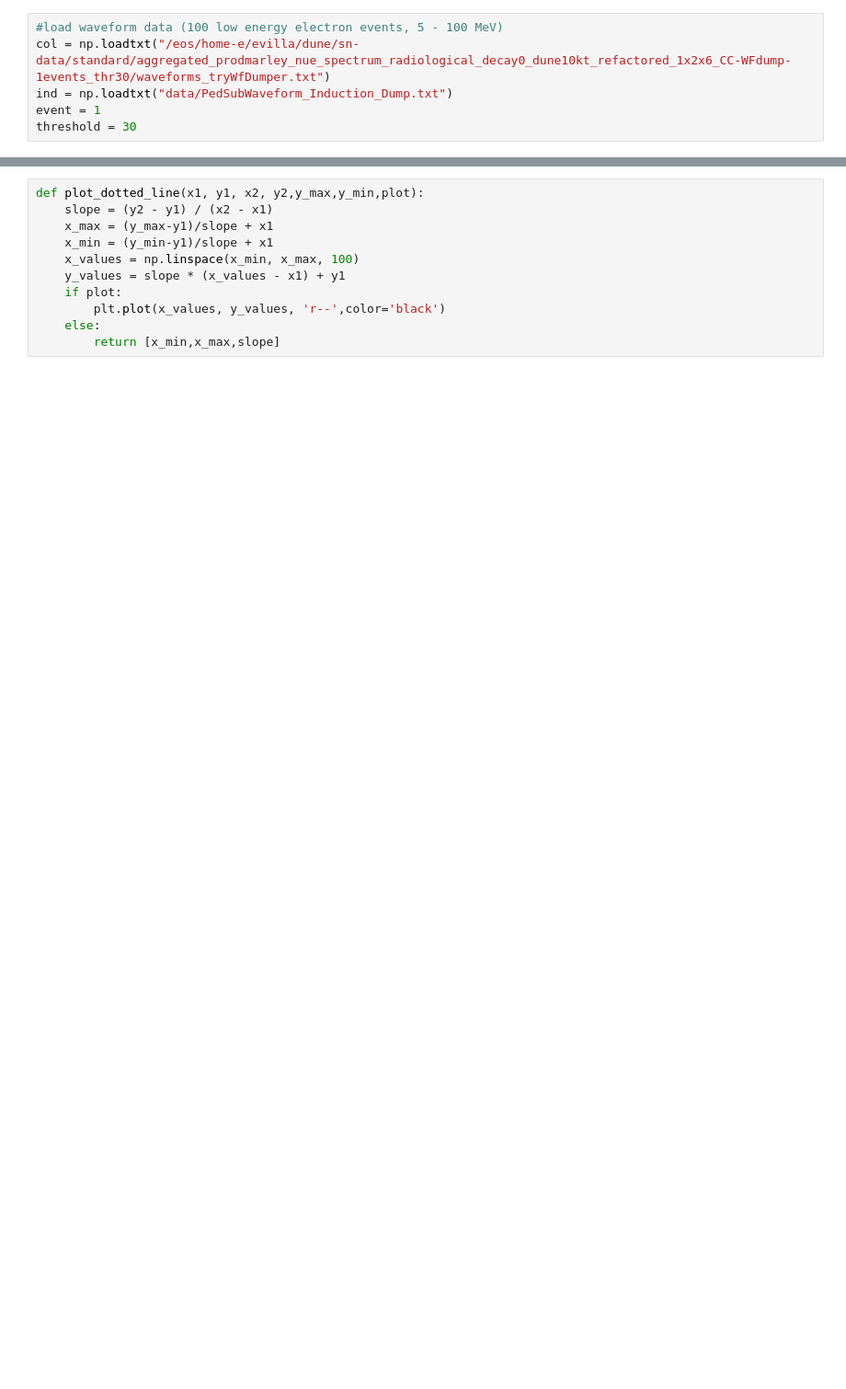
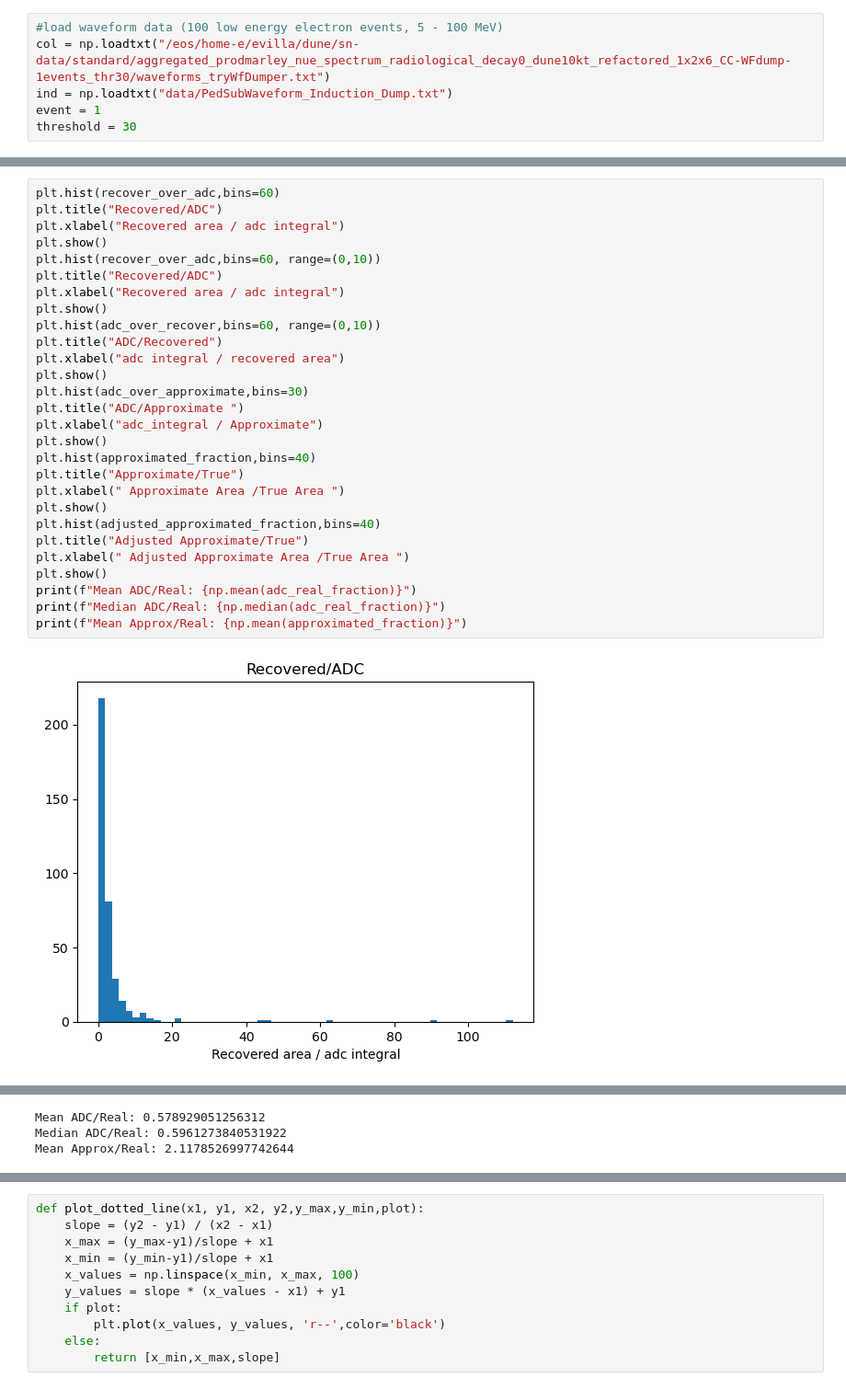
Before and after one commit to dune-sn-online-pointing/tp-generator, a Jupyter notebook: generateTpsFromWfs.ipynb, the cells around one changed output, grey strips where cells are left out. Shown at 92% size. Drawn from its saved outputs; the diff is of its cells as text; blank space fills up the shorter version.

```diff
--- a/generateTpsFromWfs.ipynb
+++ b/generateTpsFromWfs.ipynb
@@ -131,3 +154,33 @@ for data in col:
     count+=1
 # %% [output]
 <Figure size 640x480 with 0 Axes>
+# %%
+plt.hist(recover_over_adc,bins=60)
+plt.title("Recovered/ADC")
+plt.xlabel("Recovered area / adc integral")
+plt.show()
+plt.hist(recover_over_adc,bins=60, range=(0,10))
+plt.title("Recovered/ADC")
+plt.xlabel("Recovered area / adc integral")
+plt.show()
+plt.hist(adc_over_recover,bins=60, range=(0,10))
+plt.title("ADC/Recovered")
+plt.xlabel("adc integral / recovered area")
+plt.show()
+plt.hist(adc_over_approximate,bins=30)
+plt.title("ADC/Approximate ")
+plt.xlabel("adc_integral / Approximate")
+plt.show()
+plt.hist(approximated_fraction,bins=40)
+plt.title("Approximate/True")
+plt.xlabel(" Approximate Area /True Area ")
+plt.show()
+plt.hist(adjusted_approximated_fraction,bins=40)
+plt.title("Adjusted Approximate/True")
+plt.xlabel(" Adjusted Approximate Area /True Area ")
+plt.show()
+print(f"Mean ADC/Real: {np.mean(adc_real_fraction)}")
+print(f"Median ADC/Real: {np.median(adc_real_fraction)}")
+print(f"Mean Approx/Real: {np.mean(approximated_fraction)}")
+# %% [output]
+[figure, added]
@@ -134,3 +192,6 @@ for data in col:
+Mean ADC/Real: 0.578929051256312
+Median ADC/Real: 0.5961273840531922
+Mean Approx/Real: 2.1178526997742644
 # %%
 
 
```
Also changed, not shown: parts of 8 cells of this notebook, 12 other files.
